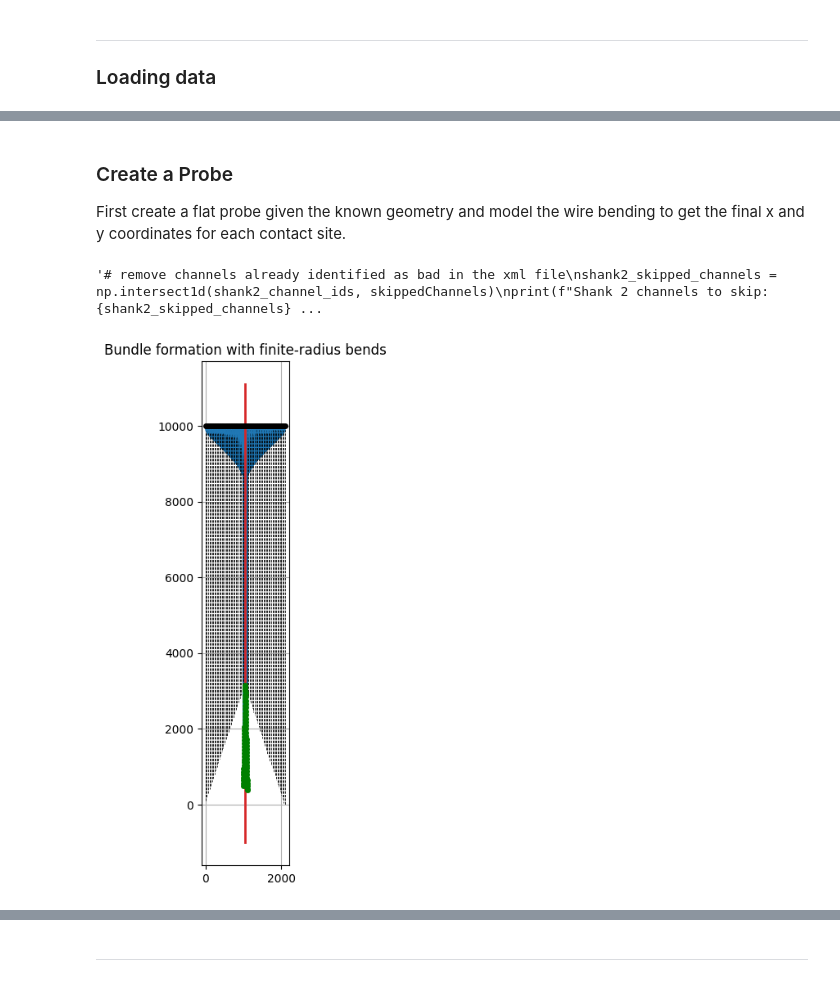
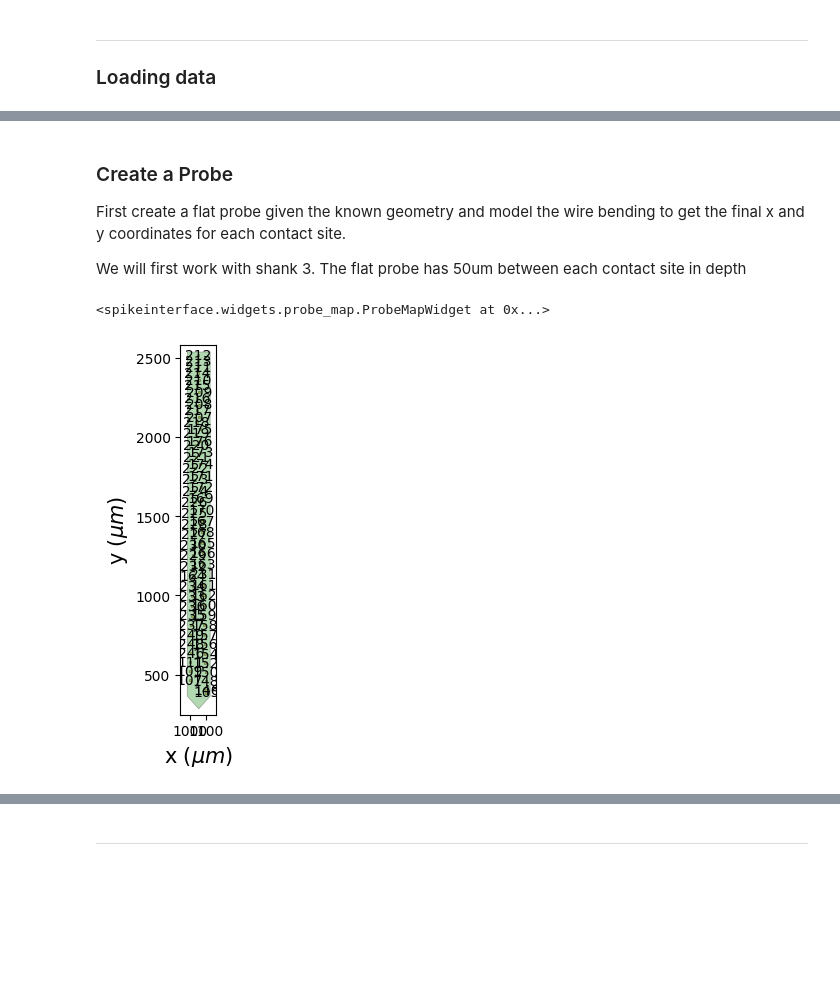
Before and after one commit to BruneBettler/SpikeExplore, a Jupyter notebook: dataExploration.ipynb, the cells around one changed output, grey strips where cells are left out. Saved outputs shown, nothing was run; the diff lists cells and outputs as text; code cells hidden in the pictures; blank space fills up the shorter version.

```diff
--- a/dataExploration.ipynb
+++ b/dataExploration.ipynb
@@ -37,12 +35,13 @@ import matplotlib.pyplot as plt
 from probeinterface import Probe, ProbeGroup, generate_linear_probe, generate_multi_shank, combine_probes
 from probeinterface.plotting import plot_probe
 # %%
-dat_path = r"D:\Yanik Lab Dropbox\Peter Gombkoto\Multiarea rat recordings\Buzsaki\RAT\ETH_F_R01_20260311\homecage_260311_144123\amplifier.dat" #r"/Volumes/Trenholm2/neuroTechData/amplifier.dat"
-xml_path = r"D:\Yanik Lab Dropbox\Peter Gombkoto\Multiarea rat recordings\Buzsaki\RAT\ETH_F_R01_20260311\homecage_260311_144123\amplifier.xml" #r"/Volumes/Trenholm2/neuroTechData/amplifier.xml",
+dat_path = r"e:\rTBY34\session5\amplifier.dat" # [60, 40, 40, 60]
+xml_path = r"e:\rTBY34\session5\amplifier.xml"
 
 channel_ids, skippedChannels, xml_data = getXMLData(xml_path)
 nBits, nChannels, samplingRate, offset, lfpSamplingRate = xml_data
+
+print(f"Number of bits: {nBits}, Number of channels: {nChannels}, Sampling rate: {samplingRate} Hz, Offset: {offset}, LFP sampling rate: {lfpSamplingRate} Hz")
+
 uV_per_count = 0.195 #https://intantech.com/files/Intan_RHX_user_guide.pdf
-
-print(f"Channels to skip based on xml: {skippedChannels}")
 # %% [output]
@@ -54,9 +53,8 @@ Select only channels from shank 2 ([64:])
 # %%
-recording = si.read_binary(file_paths=dat_path, sampling_frequency=samplingRate, dtype=f"int{nBits}", num_channels=nChannels, channel_ids=channel_ids, is_filtered=False, gain_to_uV=uV_per_count, offset_to_uV=0.0)
-shank2_channel_ids = np.array(channel_ids[64:])
-print(f"Shank 2 channel IDs: {shank2_channel_ids}")
+full_recording = si.read_binary(file_paths=dat_path, sampling_frequency=samplingRate, dtype=f"int{nBits}", num_channels=nChannels, channel_ids=np.arange(nChannels), is_filtered=False, gain_to_uV=uV_per_count, offset_to_uV=0.0)
 
+shank3_channel_ids = np.array(channel_ids[128:192])
+shank3_recording = full_recording.select_channels(channel_ids=shank3_channel_ids)
 
-shank2_recording = recording.select_channels(channel_ids=shank2_channel_ids)
-shank2_recording
+shank3_recording
 # %% [output]
@@ -87,46 +72,49 @@ Channel IDs for 10 channels of shank 2: [112 110 113 111 114 108 115 109 116 106
 ### Create a Probe
 
 First create a flat probe given the known geometry and model the wire bending to get the final x and y coordinates for each contact site.
+
+We will first work with shank 3. The flat probe has 50um between each contact site in depth
 # %%
 from probeGeom import create_flat_geom
 from clean_bending_model import BundleParameters, run_from_array
 
 # set parameters for probe geometry
 num_contact_sites = 64
-y_flat_contact_dist = 50 # um
+y_flat_contact_dist = 40 # um
 x_flat_contact_dist = 33.3 # um (based on figure from https://www.nature.com/articles/s41467-024-49226-9#Sec7)
 final_probe_width = 80 # um
 base_length = 10000.0  # choose something comfortably larger than the max y offset
 
+# create the flat geometry for the electrode tips and the base of the probe
 electrode_tips = create_flat_geom(num_contact_sites, x_flat_contact_dist, y_flat_contact_dist)
 electrode_base = np.column_stack((electrode_tips[:,0], np.ones(num_contact_sites)*base_length))
 
+# model the bundling of the probe and get the new coordinates for the electrode tips and ends of the probe
 params = BundleParameters(
     first_bend_distance=150.0,
     max_bend_angle_deg=45.0,
     bundle_ratio=0.05,
     first_radius=300.0,
     second_radius=300.0,
 )
 
-result = run_from_array(electrode_base, electrode_tips,params=params, make_plot=True)
+result = run_from_array(electrode_base, electrode_tips,params=params, make_plot=False) # positions are in result.ends and result.tips
 
 # create the SpikeInterface probe object and plot it
 probe = Probe(ndim=2, si_units='um')
 probe.set_contacts(positions=result.ends, shapes=np.array(['square'] * num_contact_sites), shape_params={"width": 13})
-#TODO
+# set the contact IDs for each site
 probe.set_device_channel_indices(np.arange(num_contact_sites))
+probe.set_contact_ids(shank3_channel_ids)
 probe.create_auto_shape()
 
+# plot the probe geometry to check it looks correct
+# plot_probe(probe, with_contact_id=True, with_device_index=True)
+
 # link the probe geometry to our recording object
-shank2 = shank2_recording.set_probe(probe, in_place=False)
+shank3_recording.set_probe(probe, in_place=True)
 
-'''# remove channels already identified as bad in the xml file
-shank2_skipped_channels = np.intersect1d(shank2_channel_ids, skippedChannels)
-print(f"Shank 2 channels to skip: {shank2_skipped_channels}")
-clean_recording = shank2_recording.remove_channels(shank2_skipped_channels)
-clean_channel_ids = clean_recording.get_channel_ids()
-sw.plot_probe_map(clean_recording)'''
+sw.plot_probe_map(shank3_recording, with_channel_ids=True, backend="matplotlib")
 # %% [output]
-'# remove channels already identified as bad in the xml file\nshank2_skipped_channels = np.intersect1d(shank2_channel_ids, skippedChannels)\nprint(f"Shank 2 channels to skip: {shank2_skipped_channels} ...
+<spikeinterface.widgets.probe_map.ProbeMapWidget at 0x...>
-[figure, old version]
+[figure, new version]
```
Also changed, not shown: parts of 38 cells of this notebook, 1 other file.
